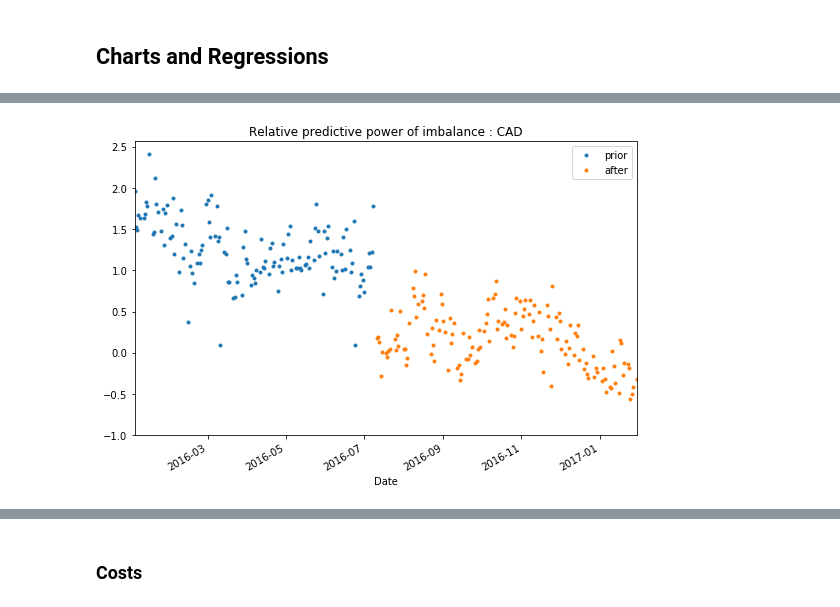
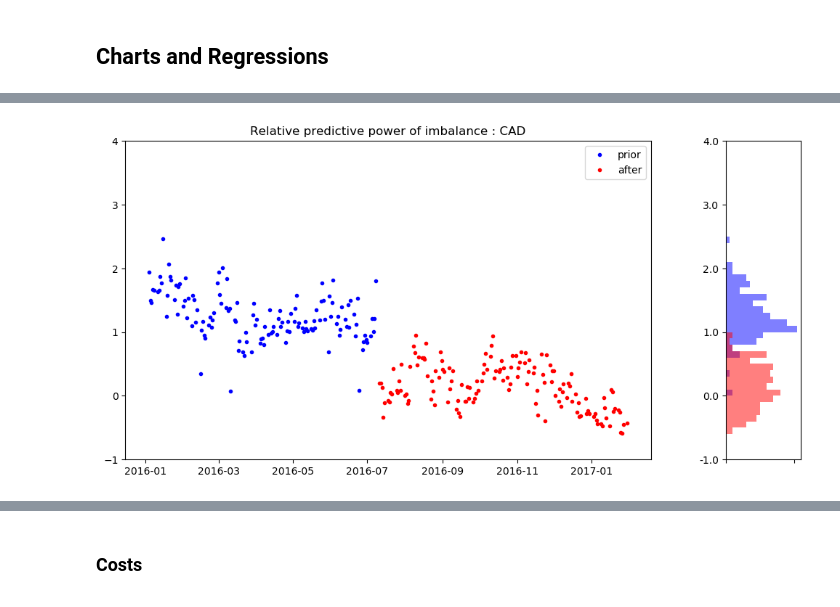
Before and after one commit to fagan2888/UZStats, a Jupyter notebook: CME_Tick_Changes_CAD.ipynb, the cells around one changed output, grey strips where cells are left out. Cells and saved outputs as stored; diff of their text form; code cells hidden in the pictures.

Commit message:
Updated notebooks with time series + histogram charts; added PDFs

```diff
--- a/CME_Tick_Changes_CAD.ipynb
+++ b/CME_Tick_Changes_CAD.ipynb
@@ -469,5 +285,5 @@ plt.title('Relative predictive power of imbalance and $\eta$ : '+CURR);
 # %%
-cme.time_series_plot(IMBAL_STATS_TS, 'Pred_Imbal_Relat',\
-    'Relative predictive power of imbalance : '+CURR, -1)
+cme.time_series_hist_plot(IMBAL_STATS_TS, 'Pred_Imbal_Relat',\
+    'Relative predictive power of imbalance : '+CURR, -1.0, 4.0, 50)
 # %% [output]
-[figure, old version]
+[figure, new version]
```
Also changed, not shown: parts of 119 cells of this notebook, 11 other files.
